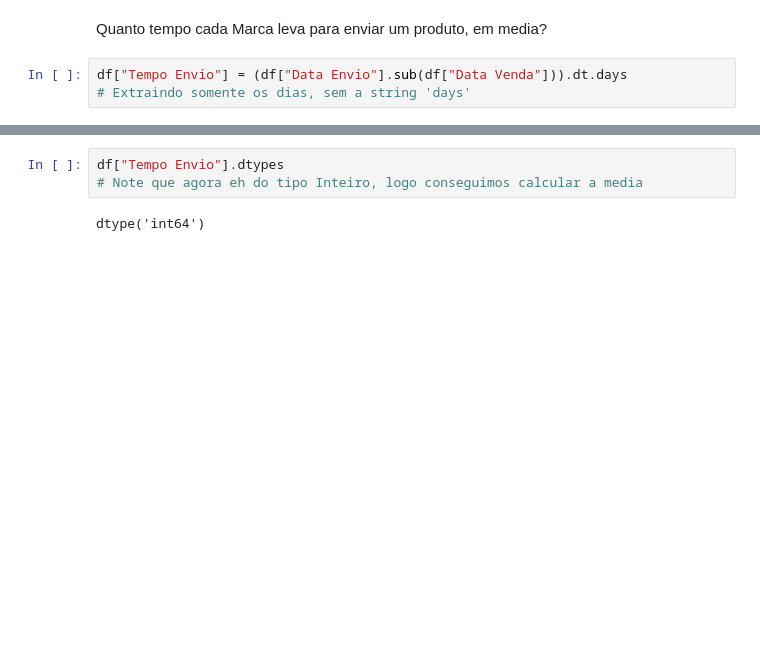
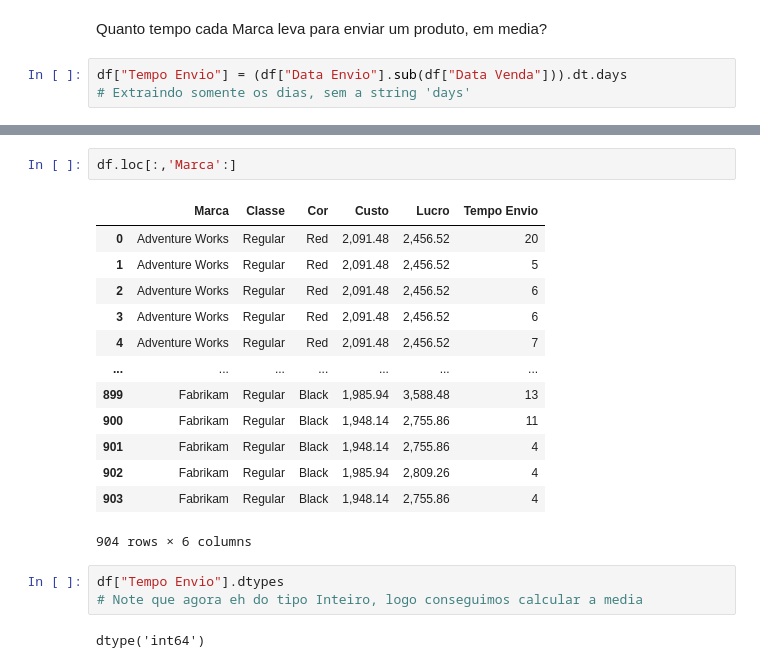
Before and after one commit to taynanmancilla/An-lise-Explorat-ria-de-Vendas, a Jupyter notebook: AdventureWorks.ipynb, the cells around one changed output, grey strips where cells are left out. Cells and saved outputs as stored; diff of their text form; blank space fills up the shorter version.

```diff
--- a/AdventureWorks.ipynb
+++ b/AdventureWorks.ipynb
@@ -131,3 +160,19 @@ df.head(1)
+# %%
+df.loc[:,'Marca':]
+# %% [output]
+|  | Marca | Classe | Cor | Custo | Lucro | Tempo Envio |
+| 0 | Adventure Works | Regular | Red | 2,091.48 | 2,456.52 | 20 |
+| 1 | Adventure Works | Regular | Red | 2,091.48 | 2,456.52 | 5 |
+| 2 | Adventure Works | Regular | Red | 2,091.48 | 2,456.52 | 6 |
+| 3 | Adventure Works | Regular | Red | 2,091.48 | 2,456.52 | 6 |
+| 4 | Adventure Works | Regular | Red | 2,091.48 | 2,456.52 | 7 |
+| ... | ... | ... | ... | ... | ... | ... |
+| 899 | Fabrikam | Regular | Black | 1,985.94 | 3,588.48 | 13 |
+| 900 | Fabrikam | Regular | Black | 1,948.14 | 2,755.86 | 11 |
+| 901 | Fabrikam | Regular | Black | 1,948.14 | 2,755.86 | 4 |
+| 902 | Fabrikam | Regular | Black | 1,985.94 | 2,809.26 | 4 |
+| 903 | Fabrikam | Regular | Black | 1,948.14 | 2,755.86 | 4 |
+904 rows × 6 columns
 # %%
 df["Tempo Envio"].dtypes
 # Note que agora eh do tipo Inteiro, logo conseguimos calcular a media
```
Also changed, not shown: parts of 6 cells of this notebook.
